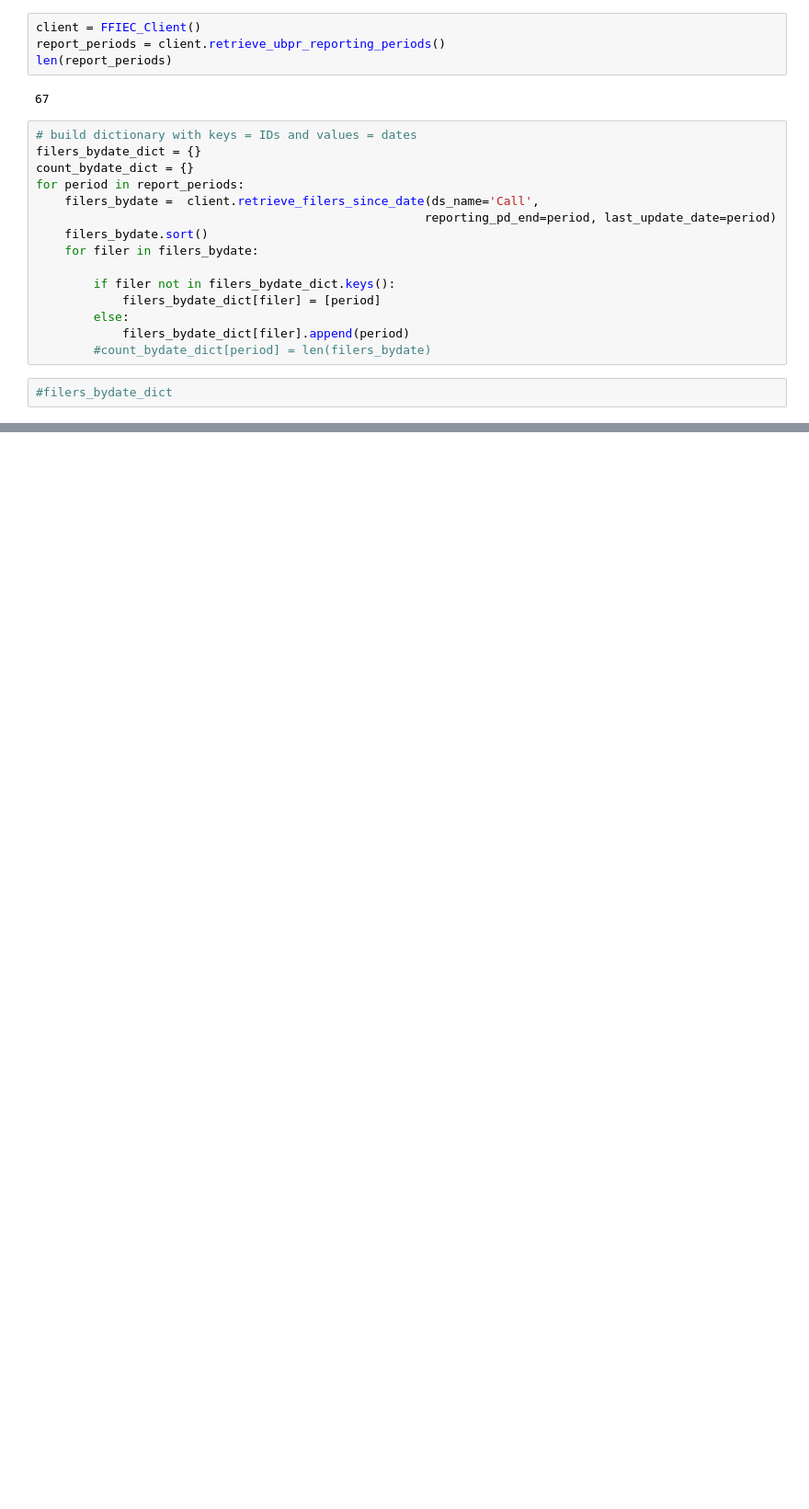
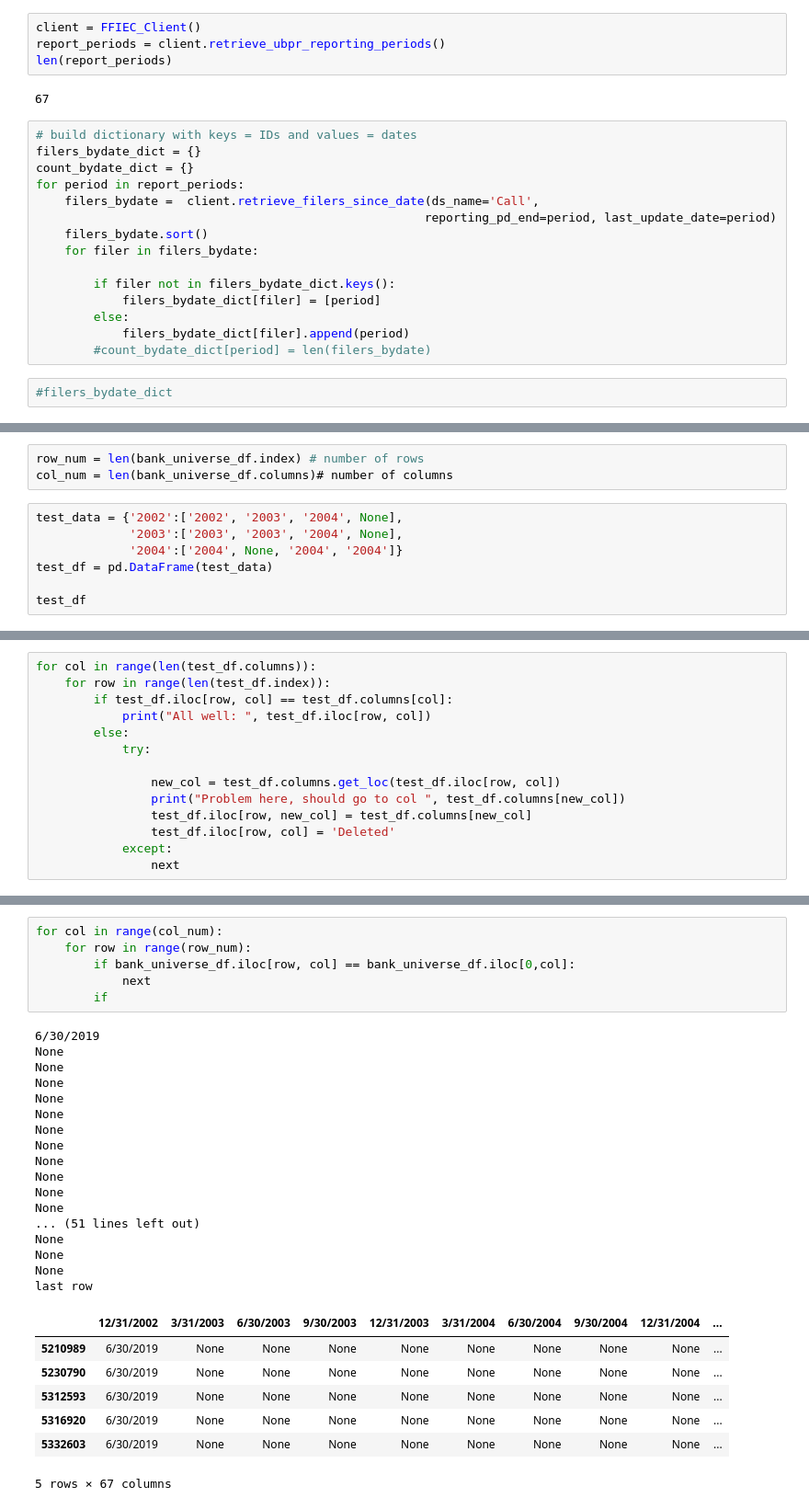
Before and after one commit to allaccountstaken/predicting_bank_distress, a Jupyter notebook: create_banks_universe.ipynb, the cells around one changed output, grey strips where cells are left out. Shown: that part at 92% size. Cells and saved outputs as stored; diff of their text form; blank space fills up the shorter version.

```diff
--- a/create_banks_universe.ipynb
+++ b/create_banks_universe.ipynb
@@ -51,0 +59,10 @@ bank_universe_df.head()
+# %%
+row_num = len(bank_universe_df.index) # number of rows
+col_num = len(bank_universe_df.columns)# number of columns
+# %%
+test_data = {'2002':['2002', '2003', '2004', None],
+             '2003':['2003', '2003', '2004', None],
+             '2004':['2004', None, '2004', '2004']}
+test_df = pd.DataFrame(test_data)
+
+test_df
@@ -51,0 +75,14 @@ bank_universe_df.head()
+# %%
+for col in range(len(test_df.columns)):
+    for row in range(len(test_df.index)):
+        if test_df.iloc[row, col] == test_df.columns[col]:
+            print("All well: ", test_df.iloc[row, col])
+        else:
+            try:
+
+                new_col = test_df.columns.get_loc(test_df.iloc[row, col])
+                print("Problem here, should go to col ", test_df.columns[new_col])
+                test_df.iloc[row, new_col] = test_df.columns[new_col]
+                test_df.iloc[row, col] = 'Deleted'
+            except:
+                next
@@ -53,0 +109,31 @@ bank_universe_df.iloc
+# %%
+for col in range(col_num):
+    for row in range(row_num):
+        if bank_universe_df.iloc[row, col] == bank_universe_df.iloc[0,col]:
+            next
+        if
+# %% [output]
+6/30/2019
+None
+None
+None
+None
+None
+None
+None
+None
+None
+None
+None
+... (51 lines left out)
+None
+None
+None
+last row
+|  | 12/31/2002 | 3/31/2003 | 6/30/2003 | 9/30/2003 | 12/31/2003 | 3/31/2004 | 6/30/2004 | 9/30/2004 | 12/31/2004 | ... |
+| 5210989 | 6/30/2019 | None | None | None | None | None | None | None | None | ... |
+| 5230790 | 6/30/2019 | None | None | None | None | None | None | None | None | ... |
+| 5312593 | 6/30/2019 | None | None | None | None | None | None | None | None | ... |
+| 5316920 | 6/30/2019 | None | None | None | None | None | None | None | None | ... |
+| 5332603 | 6/30/2019 | None | None | None | None | None | None | None | None | ... |
+5 rows × 67 columns
```
Also changed, not shown: parts of 8 cells of this notebook, 1 other file.
